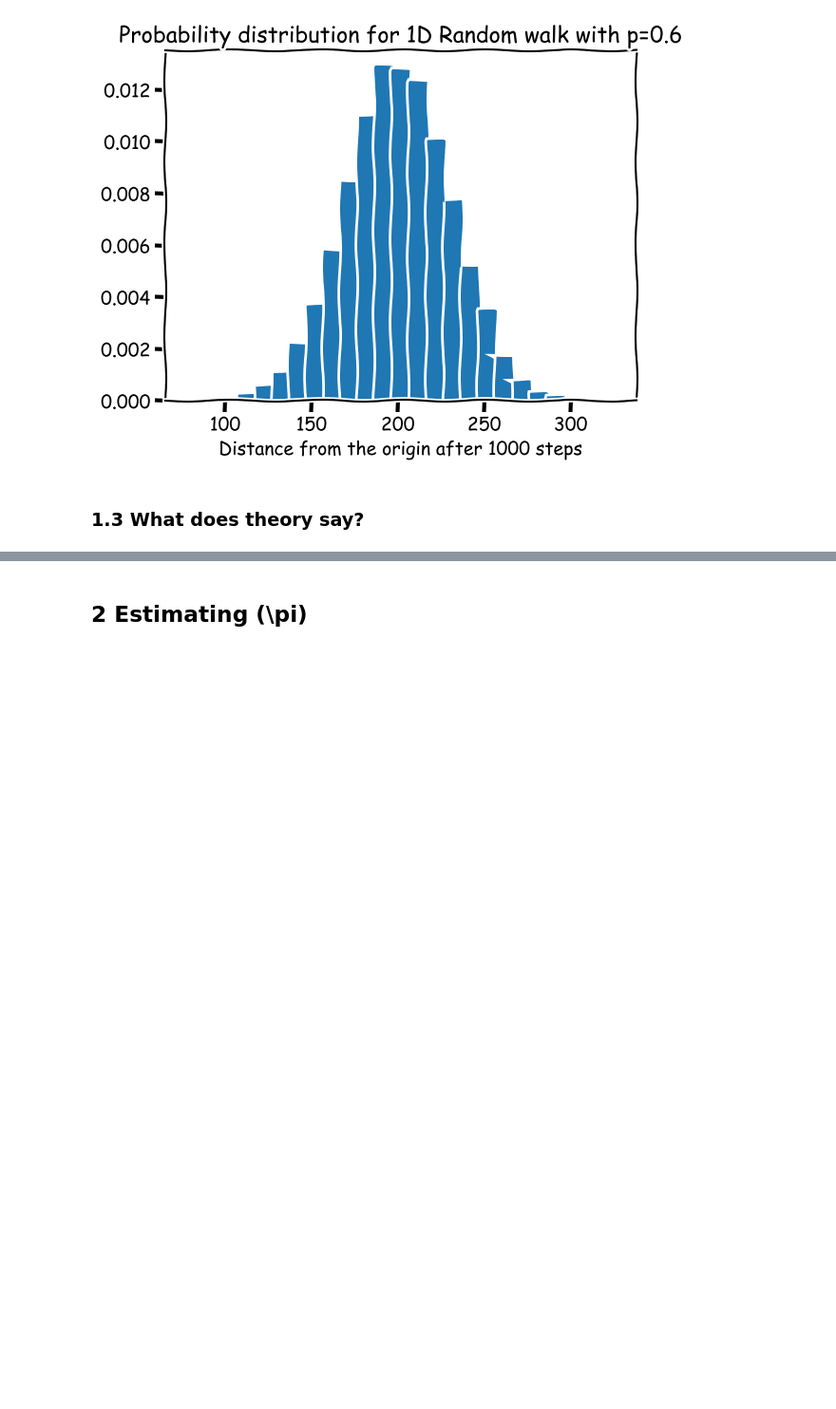
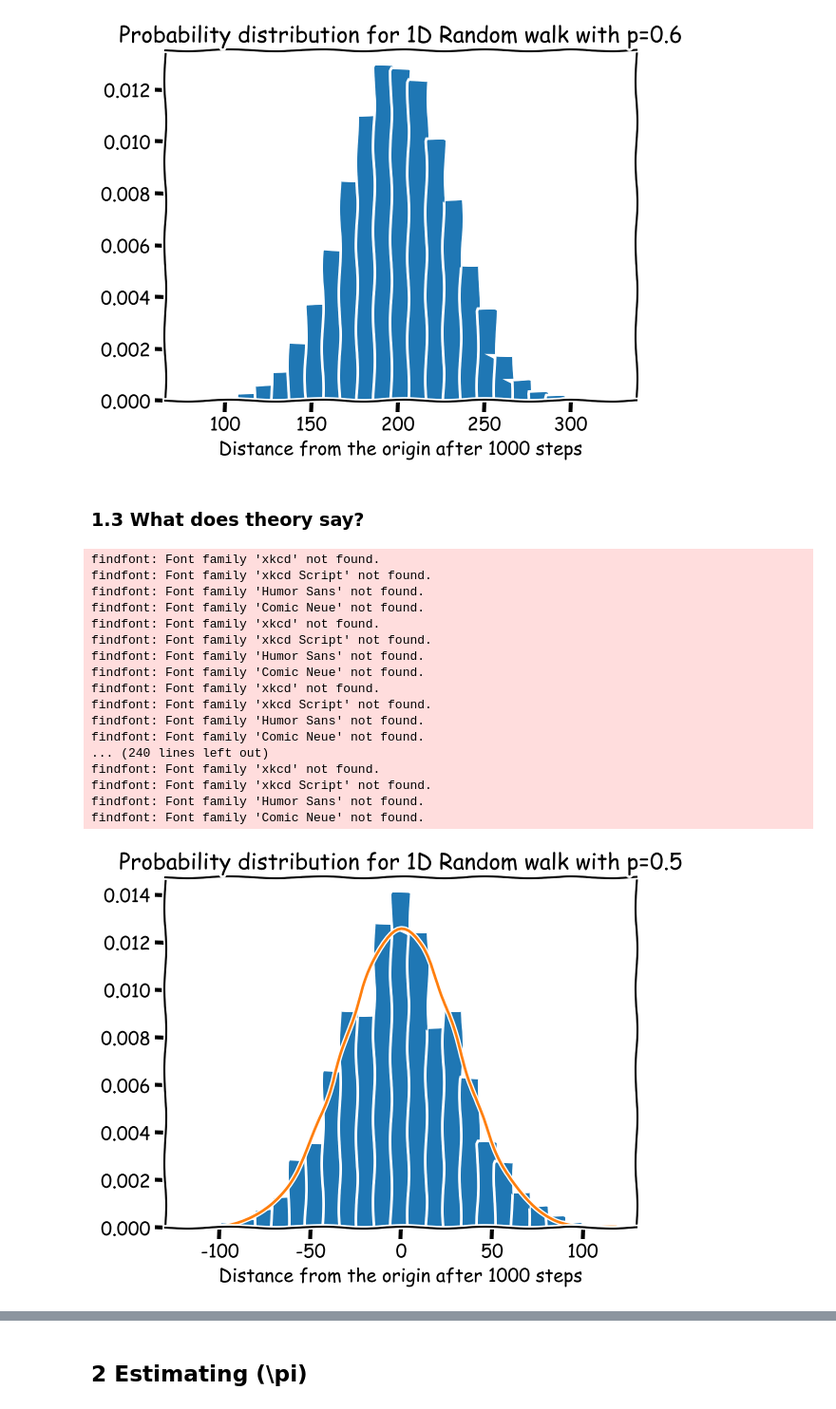
Before and after one commit to SPS-SP2273/learning-portfolio-wtz2273, a Jupyter notebook: random numbers/random_numbers_(good).ipynb, the cells around one changed output, grey strips where cells are left out. Shown: that part at 95% size. Cells and saved outputs as stored; diff of their text form; code cells hidden in the pictures; blank space fills up the shorter version.

```diff
--- a/random numbers/random_numbers_(good).ipynb
+++ b/random numbers/random_numbers_(good).ipynb
@@ -145,5 +145,42 @@ findfont: Font family 'Comic Neue' not found.
 def normal(x, m=0, s=1):
     s2 = s**2
     output = np.exp(-(x-m)**2/(2*s2))
-    output = /np.sqrt(2*np.pi*s2)
+    output /= np.sqrt(2*np.pi*s2)
     return output
+# %%
+no_of_steps, p = 1_000, .5
+repeats = 10_000
+results = [brown_1d(prob_right=p, no_of_steps=no_of_steps)
+           for _ in range(repeats)]
+
+plt.hist(results, bins=25, density=True)
+plt.xlabel(f'Distance from the origin after {no_of_steps} steps')
+plt.title(f'Probability distribution for 1D Random walk with p={p}')
+
+prob_right = p
+prob_left = 1 - prob_right
+mean = no_of_steps * (prob_right - prob_left)
+sd = np.sqrt(4*no_of_steps*prob_right*prob_left)
+x = np.unique(results)
+
+plt.plot(x, normal(x, mean, sd), label='Theoretical')
+plt.show()
+# %% [output]
+findfont: Font family 'xkcd' not found.
+findfont: Font family 'xkcd Script' not found.
+findfont: Font family 'Humor Sans' not found.
+findfont: Font family 'Comic Neue' not found.
+findfont: Font family 'xkcd' not found.
+findfont: Font family 'xkcd Script' not found.
+findfont: Font family 'Humor Sans' not found.
+findfont: Font family 'Comic Neue' not found.
+findfont: Font family 'xkcd' not found.
+findfont: Font family 'xkcd Script' not found.
+findfont: Font family 'Humor Sans' not found.
+findfont: Font family 'Comic Neue' not found.
+... (240 lines left out)
+findfont: Font family 'xkcd' not found.
+findfont: Font family 'xkcd Script' not found.
+findfont: Font family 'Humor Sans' not found.
+findfont: Font family 'Comic Neue' not found.
+[figure, added]
```
Also changed, not shown: parts of 2 cells of this notebook, 5 other files.
